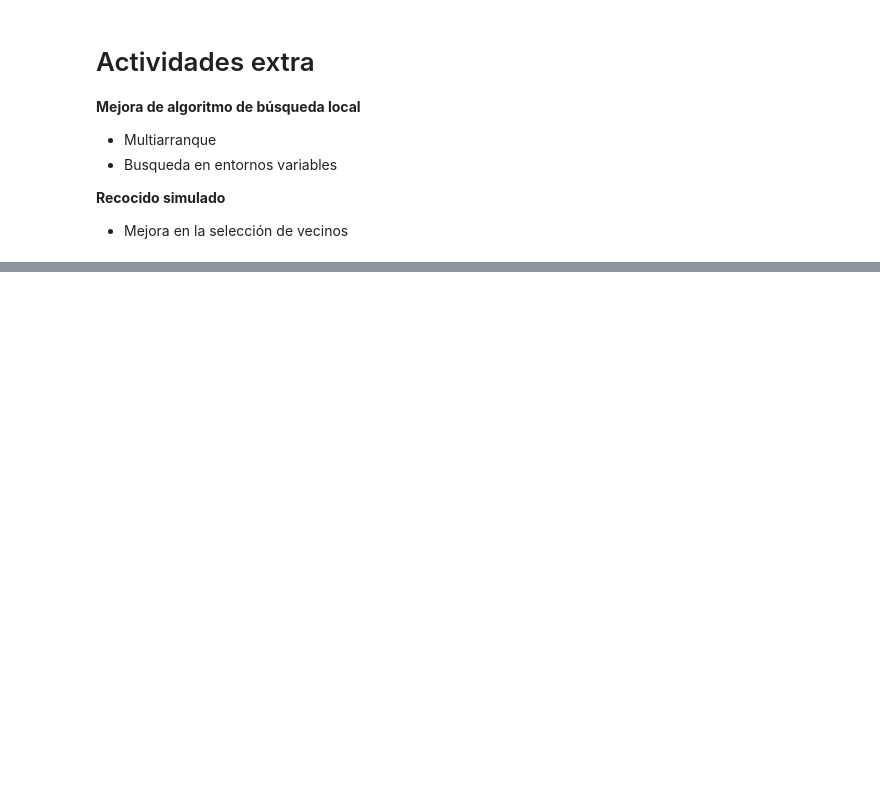
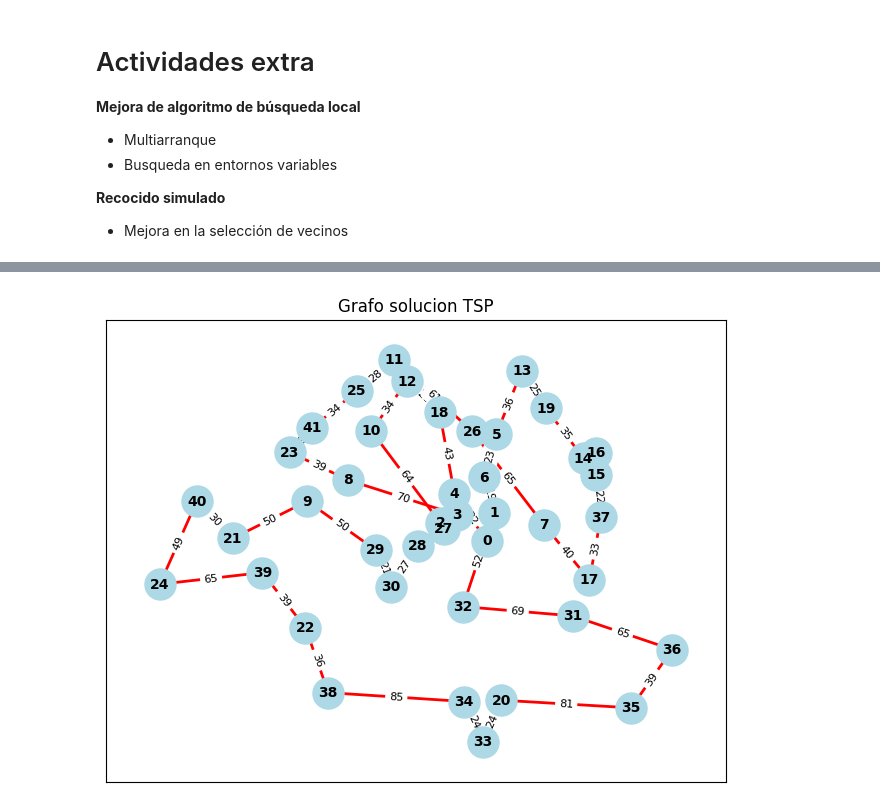
Before and after one commit to javier-calleja/AGActividades, a Jupyter notebook: Algoritmos_AG3_revisado.ipynb, the cells around one changed output, grey strips where cells are left out. Drawn from its saved outputs; the diff is of its cells as text; code cells hidden in the pictures; blank space fills up the shorter version.

```diff
--- a/Algoritmos_AG3_revisado.ipynb
+++ b/Algoritmos_AG3_revisado.ipynb
@@ -429,0 +510,95 @@ con una distancia total de 2098
+# %%
+###############################################################################
+# ENTORNOS VARIABLES EN BUSQUEDA LOCAL
+###############################################################################
+
+#Función entorno variable, intercambiamos simultaneamente varias tuplas de elementos aleatorios según el nivel dado por el número de veces que se ha intentado
+
+def agitar_entorno_variable(solucion, k):
+    # Hacemos una copia de la solución para no modificar la original por referencia
+    nueva_solucion = solucion.copy()
+    # Dimensión de la lista de nodos
+    n = len(nueva_solucion)
+
+    # Movimientos a realizar, dependiendo de k
+    num_movimientos = k * 2
+
+    for _ in range(num_movimientos):
+        # Escogemos los elementos a intercambiar
+        i, j = random.sample(range(1, n), 2)
+
+        # Intercambiamos elmentos
+        nueva_solucion[i], nueva_solucion[j] = nueva_solucion[j], nueva_solucion[i]
+
+    return nueva_solucion
+
+#Busqueda Local sobre entorno variable:
+#  - Sobre el operador de vecindad 2-opt(funcion genera_vecina)
+#  - Sin criterio de parada, se para cuando no es posible mejorar.
+def busqueda_local_entorno_variable(solucion_inicial, problem):
+    # Usamos la solución que nos pasa el VNS tras la sacudida
+    solucion_referencia = solucion_inicial
+    mejor_solucion = solucion_inicial
+    mejor_distancia = distancia_total(solucion_inicial, problem)
+
+    iteracion = 0
+    while(1):
+        iteracion += 1
+
+        # Obtenemos la mejor vecina con tu operador (ej. 2-opt)
+        vecina = genera_vecina(solucion_referencia)
+        distancia_vecina = distancia_total(vecina, problem)
+
+        # Si mejora, actualizamos y seguimos bajando por el valle
+        if distancia_vecina < mejor_distancia:
+            mejor_solucion = vecina
+            mejor_distancia = distancia_vecina
+            solucion_referencia = vecina
+        else:
+            # Cuando ya no puede mejorar más, devolvemos el óptimo local alcanzado
+            return mejor_solucion, mejor_distancia
+
+def entorno_variable(problem):
+    # Inicialización como siempre
+    solucion_actual = crear_solucion(Nodos)
+    mejor_distancia_global = distancia_total(solucion_actual, problem)
+    mejor_solucion_global = solucion_actual
+    mejor_iteracion = 0
+    k = 1
+    k_max = 3          # Límite de intercambios
+    mejor_k = k
+
+
+    Lim_multi_arranque = 10  #Número máximo de itereaciones para el multiarranque
+
+    for iteracion in range(1, Lim_multi_arranque):
+
+        # Modificamos la solución
+        solucion_agitada = agitar_entorno_variable(solucion_actual, k)
+
+        # 2. Búsqueda local (Intensificación)
+        solucion_local, distancia_local = busqueda_local_entorno_variable(solucion_agitada, problem)
+
+        # 3. Comprobación de mejora
+        if distancia_local < mejor_distancia_global:
+            mejor_solucion_global = solucion_local
+            mejor_distancia_global = distancia_local
+            solucion_actual = solucion_local
+            mejor_iteracion = iteracion
+            mejor_k = k
+            k = 1  # Reiniciamos el vecindario al mejorar
+        else:
+            k += 1  # Si no mejora, incrementamos la agitación
+            if k > k_max:#Evitamos volvernos ldocos
+                k = 1  #
+
+    print(f"Entorno variable finalizado tras {Lim_multi_arranque} iteraciones.")
+    return mejor_iteracion, mejor_distancia_global, mejor_solucion_global, mejor_k
+
+ite, dist, sol, dim_entorno = entorno_variable(problem)
+print("En la iteracion ", ite, "con dimension ", dim_entorno, ", la mejor solución encontrada es:" , sol)
+print("Distancia     :" , dist)
+
+
+plot_tsp_solution(problem.edge_weights, sol)
+# %% [output]
@@ -429,0 +608 @@ con una distancia total de 2098
+[figure, added]
```
Also changed, not shown: parts of 10 cells of this notebook.
